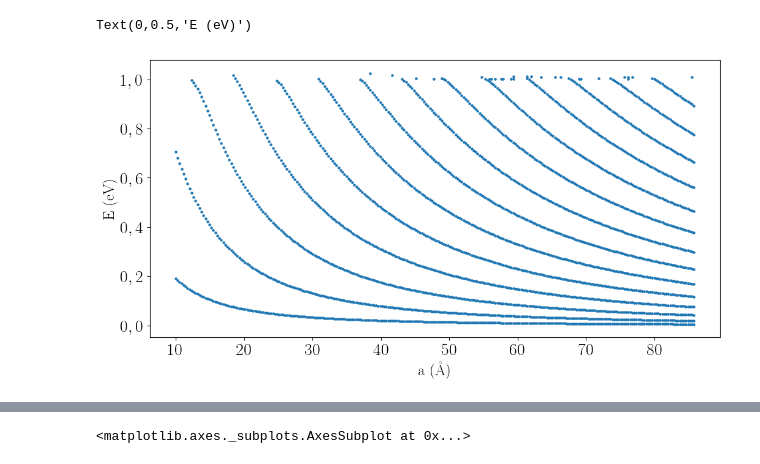
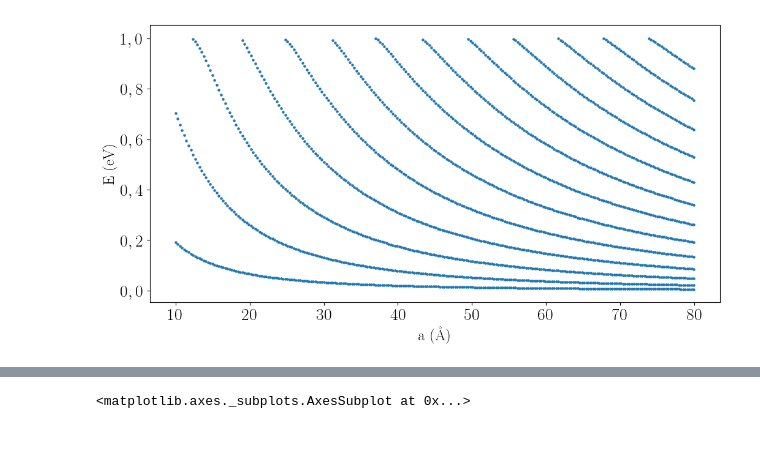
Before and after one commit to thiagolcmelo/quantum-modules, a Jupyter notebook: Untitled.ipynb, the cells around one changed output, grey strips where cells are left out. Cells and saved outputs as stored; diff of their text form; code cells hidden in the pictures.

```diff
--- a/Untitled.ipynb
+++ b/Untitled.ipynb
@@ -24,11 +24,11 @@ plt.rcParams['font.serif'] = "computer modern sans serif"
 plt.rcParams['text.usetex']=True
 plt.rcParams['text.latex.unicode']=True
 # %%
-analytic = pd.read_csv('results/numeric_quantum_well_eigenvalues_by_well_length.csv', index_col=0)
+numeric = pd.read_csv('results/numeric_quantum_well_eigenvalues_by_well_length.csv', index_col=0)
 # %%
-ax = analytic.plot.scatter(x='L',y='e')
+ax = numeric[(numeric['L'] <= 80) & (numeric['e'] <= 1.0)].plot.scatter(x='L',y='e')
 ax.set_xlabel('a (\AA)')
 ax.set_ylabel('E (eV)')
+plt.savefig('poco_quantico_numerico.png', bbox_inches='tight')
 # %% [output]
-Text(0,0.5,'E (eV)')
-[figure, old version]
+[figure, new version]
```
Also changed, not shown: parts of 5 cells of this notebook, 9 other files.
